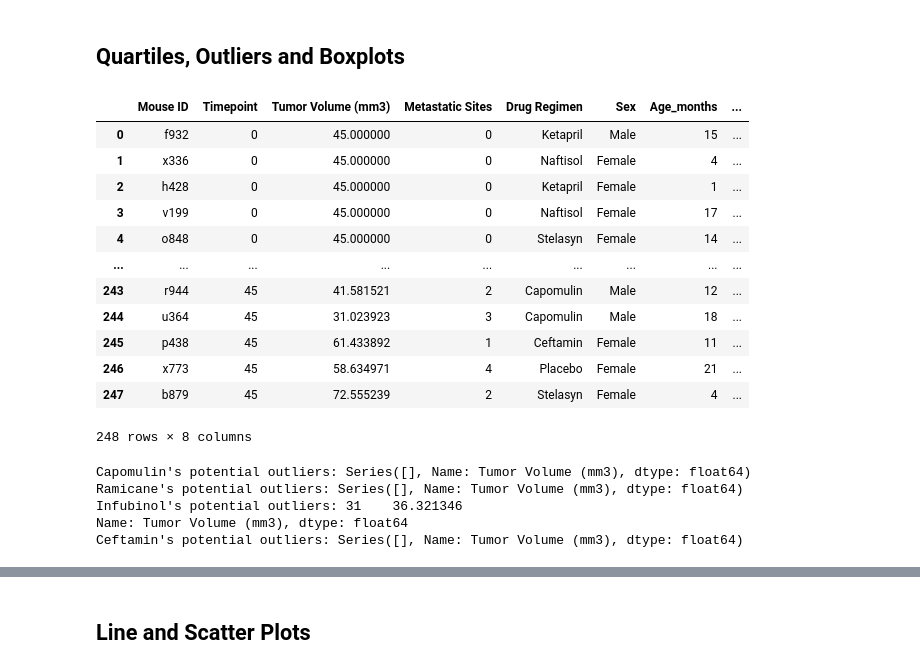
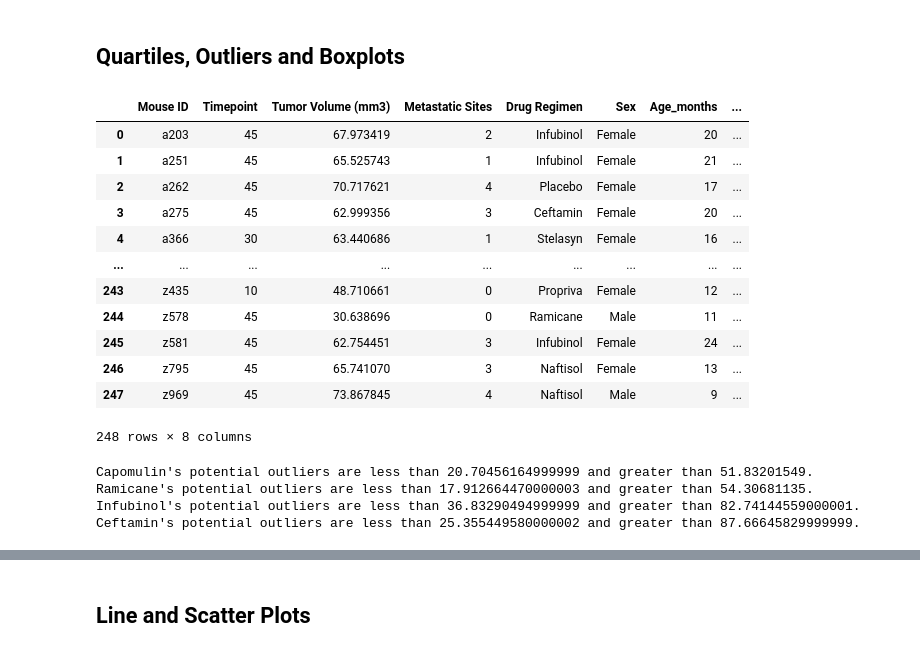
Before and after one commit to JCovarrubias236/matplotlib-challenge, a Jupyter notebook: Starter_Code/Pymaceuticals/pymaceuticals_starter.ipynb, the cells around one changed output, grey strips where cells are left out. Cells and saved outputs as stored; diff of their text form; code cells hidden in the pictures.

```diff
--- a/Starter_Code/Pymaceuticals/pymaceuticals_starter.ipynb
+++ b/Starter_Code/Pymaceuticals/pymaceuticals_starter.ipynb
@@ -171,51 +171,60 @@ plt.show()
 # %%
 # Calculate the final tumor volume of each mouse across four of the treatment regimens:
 # Capomulin, Ramicane, Infubinol, and Ceftamin
 
 # Start by getting the last (greatest) timepoint for each mouse
 last_timepoint = clean_df.groupby("Mouse ID")["Timepoint"].max().reset_index()
 
 # Merge this group df with the original DataFrame to get the tumor volume at the last timepoint
-greatest_timepoint_df = pd.merge(clean_df, last_timepoint, how="inner", on=["Mouse ID", "Timepoint"])
+greatest_timepoint_df = pd.merge(clean_df, last_timepoint, how="right", on=["Mouse ID", "Timepoint"])
 
 # Show the resulting DataFrame
 greatest_timepoint_df
 # %% [output]
 |  | Mouse ID | Timepoint | Tumor Volume (mm3) | Metastatic Sites | Drug Regimen | Sex | Age_months | ... |
-| 0 | f932 | 0 | 45.000000 | 0 | Ketapril | Male | 15 | ... |
-| 1 | x336 | 0 | 45.000000 | 0 | Naftisol | Female | 4 | ... |
-| 2 | h428 | 0 | 45.000000 | 0 | Ketapril | Female | 1 | ... |
-| 3 | v199 | 0 | 45.000000 | 0 | Naftisol | Female | 17 | ... |
-| 4 | o848 | 0 | 45.000000 | 0 | Stelasyn | Female | 14 | ... |
+| 0 | a203 | 45 | 67.973419 | 2 | Infubinol | Female | 20 | ... |
+| 1 | a251 | 45 | 65.525743 | 1 | Infubinol | Female | 21 | ... |
+| 2 | a262 | 45 | 70.717621 | 4 | Placebo | Female | 17 | ... |
+| 3 | a275 | 45 | 62.999356 | 3 | Ceftamin | Female | 20 | ... |
+| 4 | a366 | 30 | 63.440686 | 1 | Stelasyn | Female | 16 | ... |
 | ... | ... | ... | ... | ... | ... | ... | ... | ... |
-| 243 | r944 | 45 | 41.581521 | 2 | Capomulin | Male | 12 | ... |
-| 244 | u364 | 45 | 31.023923 | 3 | Capomulin | Male | 18 | ... |
-| 245 | p438 | 45 | 61.433892 | 1 | Ceftamin | Female | 11 | ... |
-| 246 | x773 | 45 | 58.634971 | 4 | Placebo | Female | 21 | ... |
-| 247 | b879 | 45 | 72.555239 | 2 | Stelasyn | Female | 4 | ... |
+| 243 | z435 | 10 | 48.710661 | 0 | Propriva | Female | 12 | ... |
+| 244 | z578 | 45 | 30.638696 | 0 | Ramicane | Male | 11 | ... |
+| 245 | z581 | 45 | 62.754451 | 3 | Infubinol | Female | 24 | ... |
+| 246 | z795 | 45 | 65.741070 | 3 | Naftisol | Female | 13 | ... |
+| 247 | z969 | 45 | 73.867845 | 4 | Naftisol | Male | 9 | ... |
 248 rows × 8 columns
 # %%
 # Put treatments into a list for for loop (and later for plot labels)
+# the Xpert learning assistant helped me with this for loop as far as the subset and appending the subset to the empty list.
 treatments = ["Capomulin", "Ramicane", "Infubinol", "Ceftamin"]
 
 # Create empty list to fill with tumor vol data (for plotting)
 tumor_vol_data = []
 
 # Calculate the IQR and quantitatively determine if there are any potential outliers.
-
+for treatment in treatments:
 
     # Locate the rows which contain mice on each drug and get the tumor volumes
-
-
+    subset = greatest_timepoint_df.loc[greatest_timepoint_df["Drug Regimen"] == treatment, :]
     # add subset
-
-
+    tumor_vol_data.append(subset["Tumor Volume (mm3)"])
     # Determine outliers using upper and lower bounds
+    # Calculate the lower and upper quartiles using np.quantile
+    # the xpert learning assistant helped me add the -1 index as I was receiving an error. Told me that it helped grab the most recently appended subset from the list.
+    quartiles = tumor_vol_data[-1].quantile([.25,.5,.75])
+    q1 = quartiles[0.25]
+    q3 = quartiles[0.75]
+    iqr = q3-q1
+    # Calculate the lower and upper bounds using 1.5 * IQR
+    lower_bound = q1 - (1.5 * iqr)
+    upper_bound = q3 + (1.5 * iqr)
+    # Print the results for each drug
+    print(f"{treatment}'s potential outliers are less than {lower_bound} and greater than {upper_bound}.")
 # %% [output]
-Capomulin's potential outliers: Series([], Name: Tumor Volume (mm3), dtype: float64)
-Ramicane's potential outliers: Series([], Name: Tumor Volume (mm3), dtype: float64)
-Infubinol's potential outliers: 31    36.321346
-Name: Tumor Volume (mm3), dtype: float64
-Ceftamin's potential outliers: Series([], Name: Tumor Volume (mm3), dtype: float64)
+Capomulin's potential outliers are less than 20.70456164999999 and greater than 51.83201549.
+Ramicane's potential outliers are less than 17.912664470000003 and greater than 54.30681135.
+Infubinol's potential outliers are less than 36.83290494999999 and greater than 82.74144559000001.
+Ceftamin's potential outliers are less than 25.355449580000002 and greater than 87.66645829999999.
 # %%
 # Generate a box plot that shows the distrubution of the tumor volume for each treatment group.
```
Also changed, not shown: parts of 1 cell of this notebook, 1 other file.
